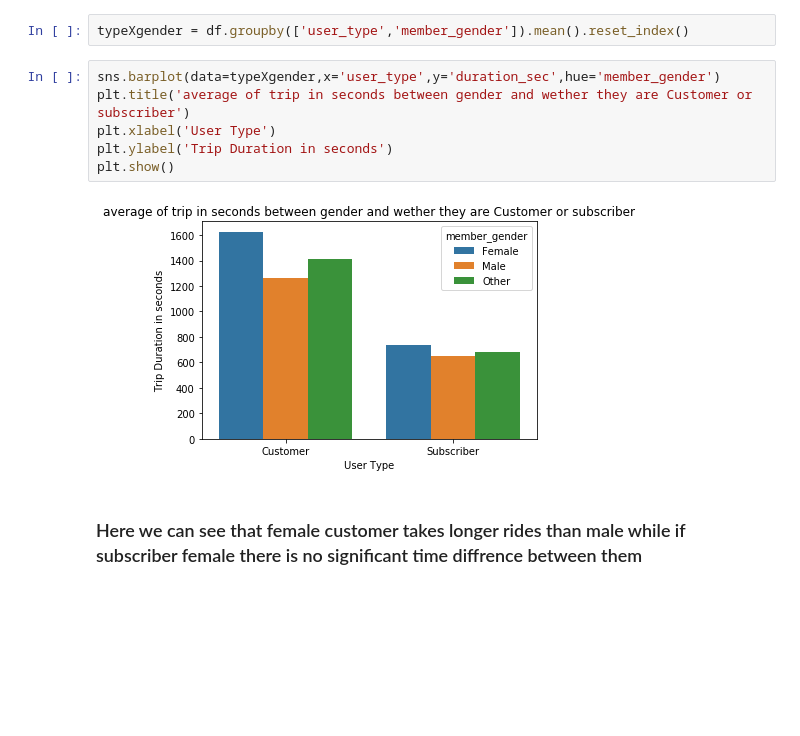
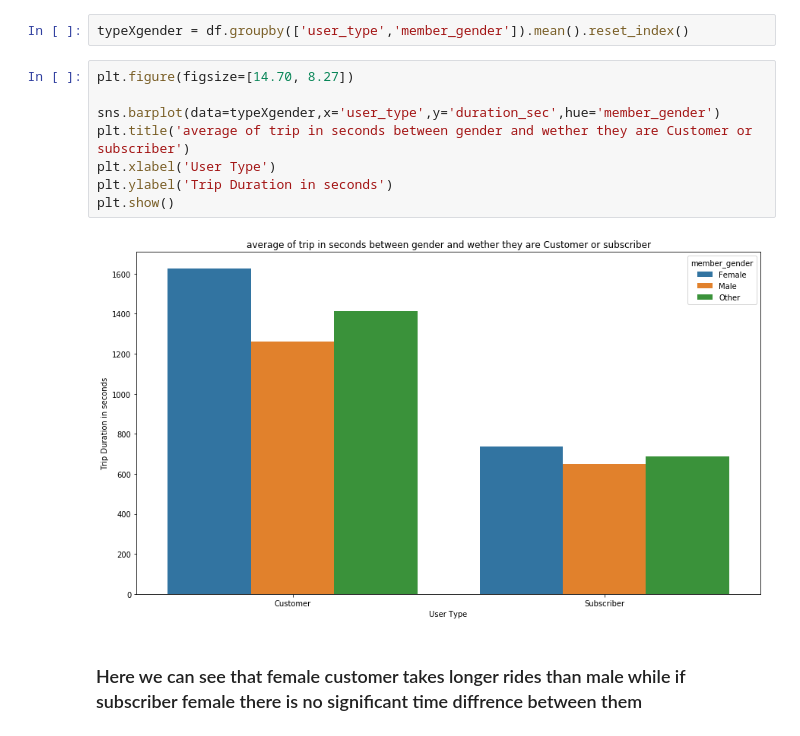
Before and after one commit to ZeadAlkhonein/FordGoBikeAnalysis, a Jupyter notebook: ExplantoryAnalysis.ipynb, the cells around one changed output. Cells and saved outputs as stored; diff of their text form; blank space fills up the shorter version.

```diff
--- a/ExplantoryAnalysis.ipynb
+++ b/ExplantoryAnalysis.ipynb
@@ -62,13 +63,15 @@ plt.show()
 # %%
 typeXgender = df.groupby(['user_type','member_gender']).mean().reset_index()
 # %%
+plt.figure(figsize=[14.70, 8.27])
+
 sns.barplot(data=typeXgender,x='user_type',y='duration_sec',hue='member_gender')
 plt.title('average of trip in seconds between gender and wether they are Customer or subscriber')
 plt.xlabel('User Type')
 plt.ylabel('Trip Duration in seconds')
 plt.show()
 # %% [output]
-[figure, old version]
+[figure, new version]
 # %% [markdown]
 ### Here we can see that female customer takes longer rides than male while if subscriber female there is no significant time diffrence between them
 # %%
```
Also changed, not shown: parts of 3 cells of this notebook, 3 other files.
